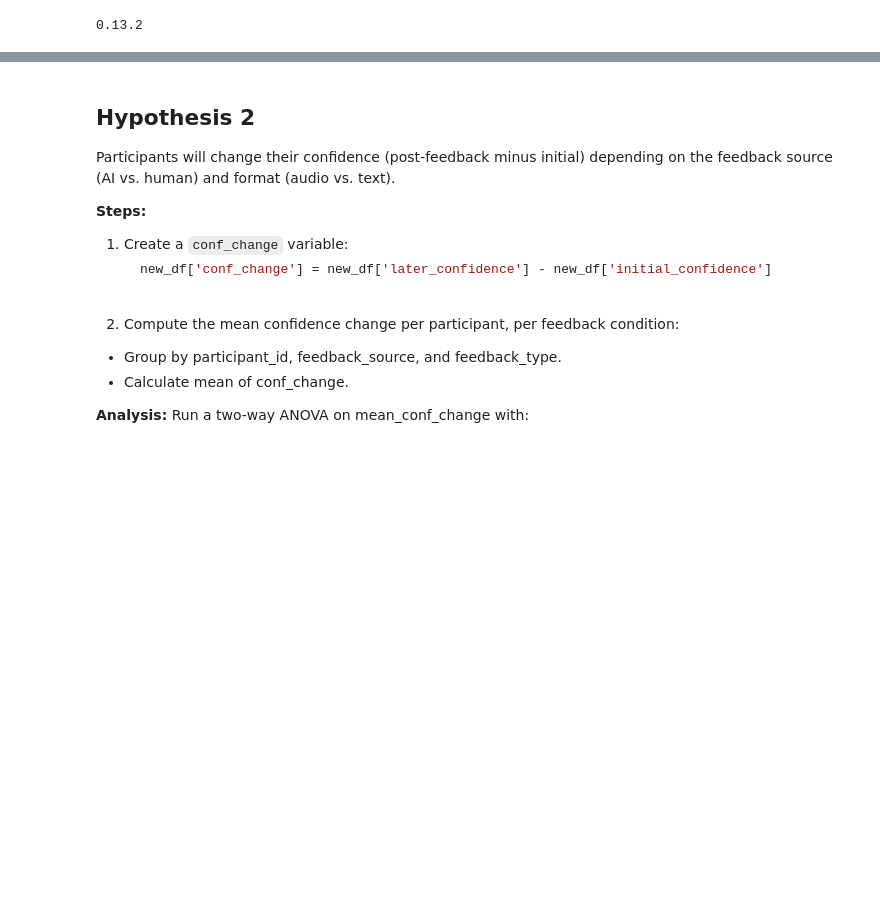
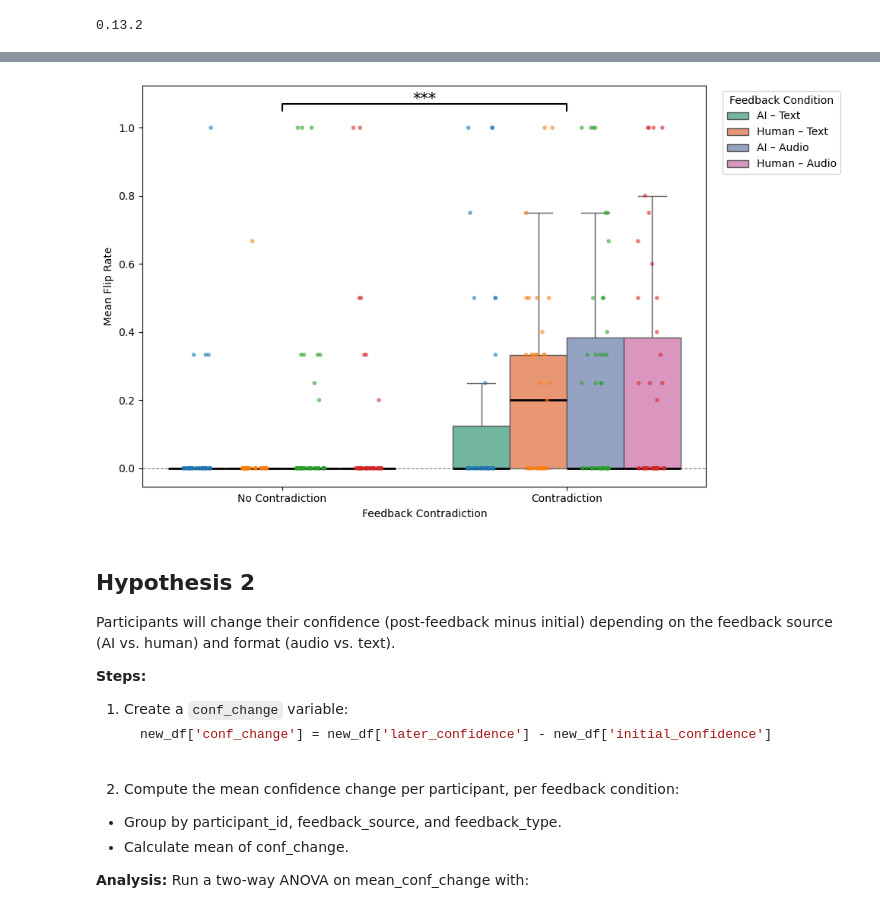
Before and after one commit to liogrnbrg/SHS_Psycho, a Jupyter notebook: main_analysis.ipynb, the cells around one changed output, grey strips where cells are left out. Saved outputs shown, nothing was run; the diff lists cells and outputs as text; code cells hidden in the pictures; blank space fills up the shorter version.

```diff
--- a/main_analysis.ipynb
+++ b/main_analysis.ipynb
@@ -1480,3 +1512,69 @@ plt.show()
+# %%
+from scipy.stats import ttest_ind
+
+# Compute means for annotation and t-test
+flip_no_contradict = summary_df2[summary_df2['feedback_contradicts'] == False]['flip_rate']
+flip_contradict = summary_df2[summary_df2['feedback_contradicts'] == True]['flip_rate']
+t_stat, p_val = ttest_ind(flip_contradict, flip_no_contradict, equal_var=False)
+
+# ✅ Step 1: Create a cleaner label
+summary_df2['feedback_group'] = (
+    summary_df2['feedback_source'].map({'AI': 'AI', 'Human': 'Human'}) +
+    ' – ' +
+    summary_df2['feedback_type'].str.capitalize()
+)
+group_order = ['AI – Text', 'Human – Text', 'AI – Audio', 'Human – Audio']
+
+# ✅ Step 2: Boxplot
+plt.figure(figsize=(10, 6))
+sns.boxplot(
+    data=summary_df2,
+    x='feedback_contradicts',
+    y='flip_rate',
+    hue='feedback_group',
+    hue_order=group_order,
+    palette='Set2',
+    medianprops={'color': 'black', 'linewidth': 2},
+    showfliers=False
+)
+
+# ✅ Step 3: Stripplot overlay
+sns.stripplot(
+    data=summary_df2,
+    x='feedback_contradicts',
+    y='flip_rate',
+    hue='feedback_group',
+    hue_order=group_order,
+    dodge=True,
+    edgecolor='gray',
+    alpha=0.6,
+    jitter=0.2,
+    size=4,
+    legend=False
+)
+
+# ✅ Step 4: Axes and formatting
+plt.xticks([0, 1], ["No Contradiction", "Contradiction"])
+plt.xlabel('Feedback Contradiction')
+plt.ylabel('Mean Flip Rate')
+plt.axhline(0, color='gray', linestyle='--', linewidth=0.8)
+
+# ✅ Step 5: Significance annotation
+y = max(summary_df2['flip_rate']) + 0.05
+h = 0.02
+x1, x2 = 0, 1
+plt.plot([x1, x1, x2, x2], [y, y+h, y+h, y], lw=1.5, color='black')
+plt.text((x1 + x2) * 0.5, y + 0.01, "***", ha='center', va='bottom', fontsize = 15)
+
+# ✅ Step 6: Legend
+handles, labels = plt.gca().get_legend_handles_labels()
+plt.legend(handles[:4], labels[:4], title='Feedback Condition',
+           bbox_to_anchor=(1.02, 1), loc='upper left')
+
+plt.tight_layout()
+plt.show()
+# %% [output]
+[figure, added]
 # %% [markdown]
 ## Hypothesis 2
 Participants will change their confidence (post-feedback minus initial) depending on the feedback source (AI vs. human) and format (audio vs. text).
```
Also changed, not shown: parts of 16 cells of this notebook.
